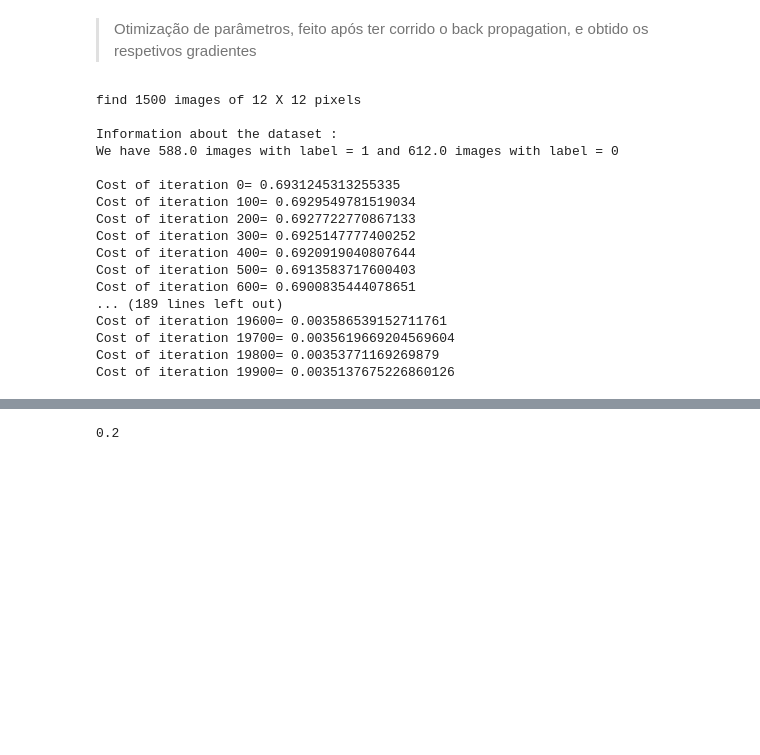
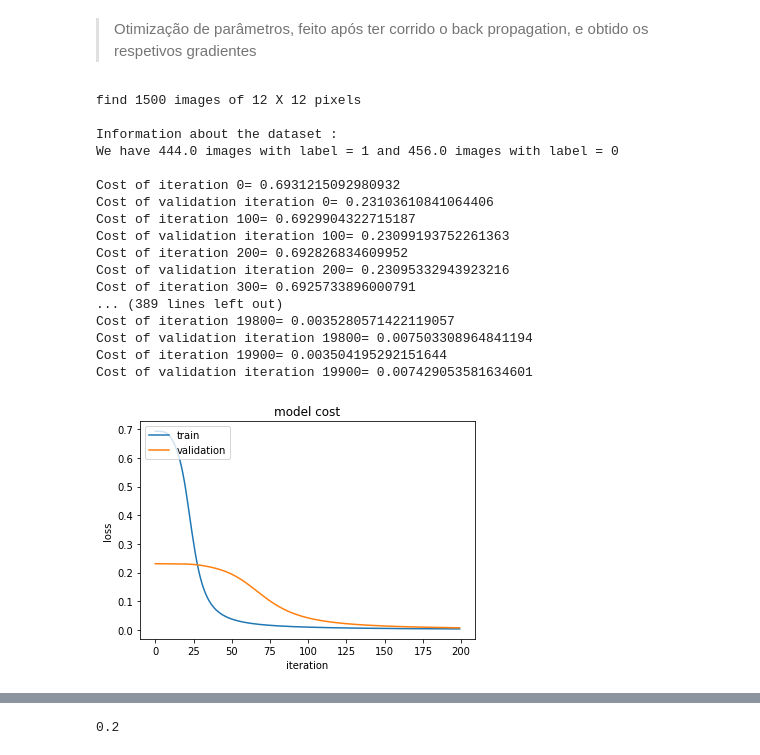
Before and after one commit to GuilhermeViveiros/Shallow-Neural-Networks, a Jupyter notebook: ShallowNetworks.ipynb, the cells around one changed output, grey strips where cells are left out. Drawn from its saved outputs; the diff is of its cells as text; code cells hidden in the pictures; blank space fills up the shorter version.

```diff
--- a/ShallowNetworks.ipynb
+++ b/ShallowNetworks.ipynb
@@ -230,48 +260,55 @@ def model(n_h,number_iterations,learning_rate,activation):
 # %%
 # =========== Setting dataset ================
 #N,n_row,n_col,data=read_asc_data('./line600.txt')
 N,n_row,n_col,data=read_asc_data('./square_circle.txt')
 print('find %d images of %d X %d pixels' % (N,n_row,n_col))
-
+hidden_nodes=3
 #plot_data(10,10,n_row,n_col,data)
-Nt=int(N*0.8);I=n_row*n_col; #split training vs test sets
+Nt=int(N*0.6);I=n_row*n_col; #split training vs test sets
+Nval=int(N*0.2);
 Xt=data[:Nt,:-1];Yt=data[:Nt,-1]
+Xval=data[Nt:Nval+Nt,:-1];Yval=data[Nt:Nval+Nt,-1]
 Yt = Yt.reshape(len(Yt),1)
+Yval=Yval.reshape(len(Yval),1)
 
 np.place(Yt, Yt!=1, [0])
+np.place(Yval, Yval!=1, [0])
 m = Xt.shape[0]
 
 Xt = Xt.T
 Yt = Yt.T
-
+Xval=Xval.T
+Yval=Yval.T
 
 print("\nInformation about the dataset : ")
 print("We have " + str(np.sum(Yt)) + " images with label = 1 and " + str(Yt.shape[1]-np.sum(Yt)) + " images with label = 0\n")
 
 #funções de ativação disponíveis por agora
 # * Relu
 # * Tanh
 # * Sigmoid
+# * Leaky_Relu
 activation_function = "tanh"
-cache,parameters = model(3,20000,0.01,activation_function)
+cache,parameters,cacheval,parametersval = model(hidden_nodes,20000,0.01,activation_function)
 # %% [output]
 find 1500 images of 12 X 12 pixels
 
 Information about the dataset :
-We have 588.0 images with label = 1 and 612.0 images with label = 0
+We have 444.0 images with label = 1 and 456.0 images with label = 0
 
-Cost of iteration 0= 0.6931245313255335
-Cost of iteration 100= 0.6929549781519034
-Cost of iteration 200= 0.6927722770867133
-Cost of iteration 300= 0.6925147777400252
-Cost of iteration 400= 0.6920919040807644
-Cost of iteration 500= 0.6913583717600403
-Cost of iteration 600= 0.6900835444078651
-... (189 lines left out)
-Cost of iteration 19600= 0.003586539152711761
-Cost of iteration 19700= 0.0035619669204569604
-Cost of iteration 19800= 0.00353771169269879
-Cost of iteration 19900= 0.0035137675226860126
+Cost of iteration 0= 0.6931215092980932
+Cost of validation iteration 0= 0.23103610841064406
+Cost of iteration 100= 0.6929904322715187
+Cost of validation iteration 100= 0.23099193752261363
+Cost of iteration 200= 0.692826834609952
+Cost of validation iteration 200= 0.23095332943923216
+Cost of iteration 300= 0.6925733896000791
+... (389 lines left out)
+Cost of iteration 19800= 0.0035280571422119057
+Cost of validation iteration 19800= 0.007503308964841194
+Cost of iteration 19900= 0.003504195292151644
+Cost of validation iteration 19900= 0.007429053581634601
+[figure, added]
 # %%
 #caso os pesos sejam maiores que 0.5 digo que é 1 caso contrário 0
 def plot_weights(parameters):
```
Also changed, not shown: parts of 7 cells of this notebook.
